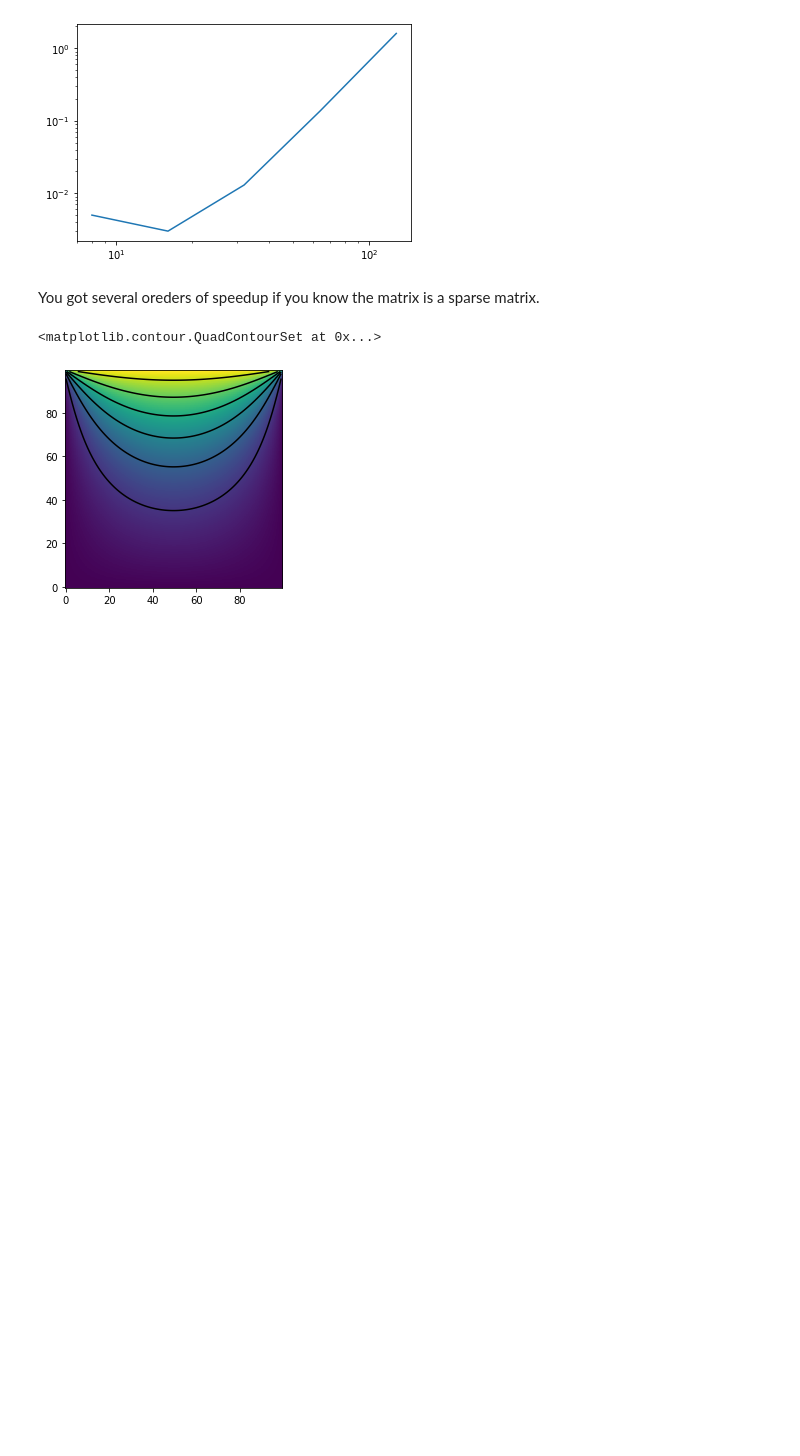
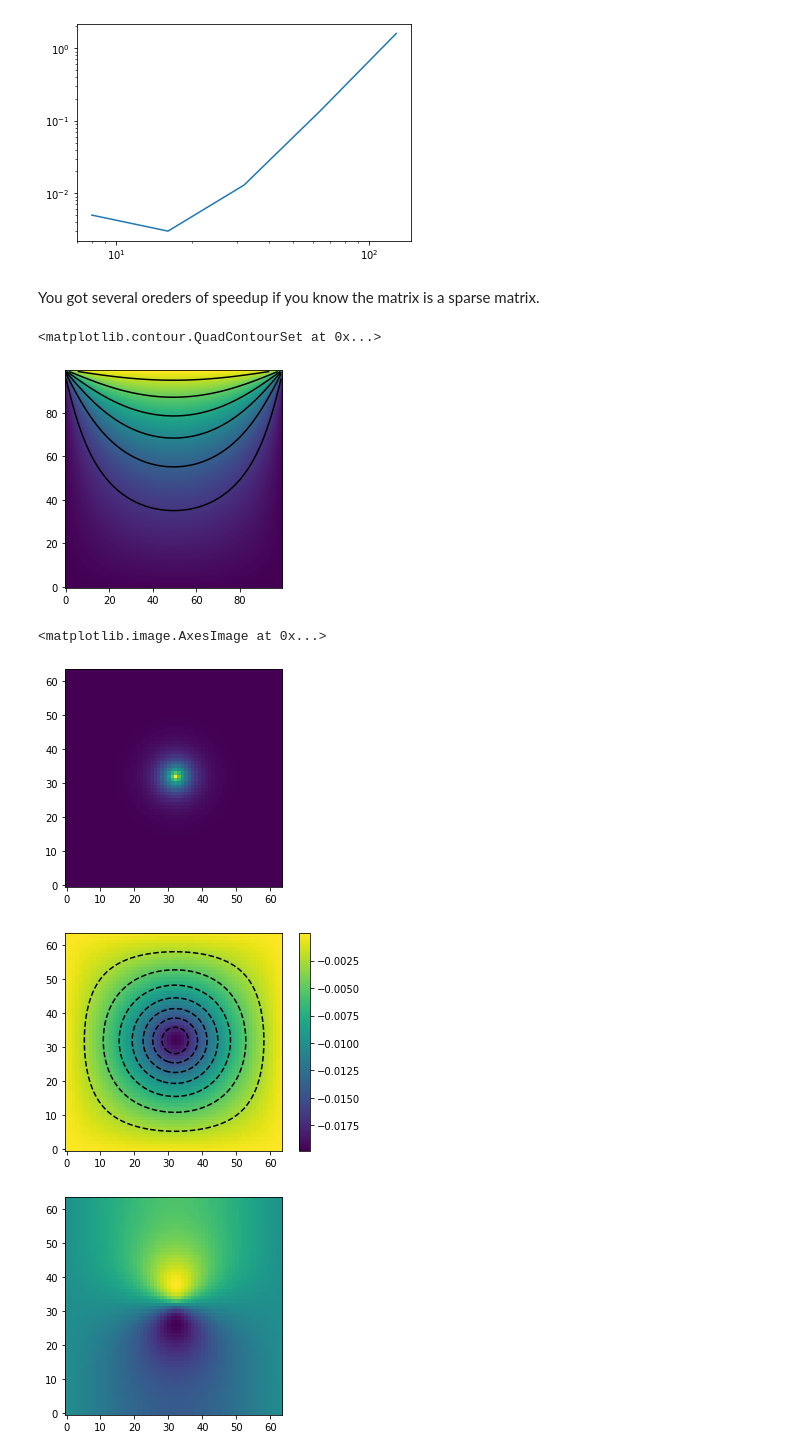
Before and after one commit to Jim137/ComputationalPhysicsLab, a Jupyter notebook: Lab3/1_finite_difference.ipynb, the cells around one changed output. Drawn from its saved outputs; the diff is of its cells as text; code cells hidden in the pictures; blank space fills up the shorter version.

```diff
--- a/Lab3/1_finite_difference.ipynb
+++ b/Lab3/1_finite_difference.ipynb
@@ -292,3 +292,47 @@ plt.contour(sp_solver(100), colors='k')
 # %% [output]
 <matplotlib.contour.QuadContourSet at 0x...>
 [figure]
+# %%
+def rho(n):
+    b = np.zeros(n*n)
+    for i in range(n): # y
+        for j in range(n): # x
+            r = np.sqrt((2*i/n-1)**2 + (2*j/n-1)**2)
+            b[i*n+j] = -np.exp(-10*r)*4/n**2
+    return b
+
+def solver(n:int, b:np.ndarray):
+    if n <=1: return print("n must be greater than 1")
+
+    N = n*n
+
+    d0 = 4*np.ones(N)
+    dp1 = -1*np.ones(n)
+    dp1[-1] = 0
+    dp1 = np.tile(dp1, n)
+    dm1 = -1*np.ones(n)
+    dm1[-1] = 0
+    dm1 = np.tile(dm1, n)
+    dpn = -1*np.ones(N-n)
+    dmn = -1*np.ones(N-n)
+    d = [d0, dp1, dm1, dpn, dmn]
+    offsets = [0, 1, -1, n, -n]
+    a = diags(d, offsets, dtype=np.int8).toarray()
+    a_csc = csc_matrix(a)
+
+    return splinalg.spsolve(a_csc, b).reshape(n,n)
+
+ans = solver(64, rho(64))
+plt.figure()
+plt.imshow(-rho(64).reshape(64,64), origin='lower')
+plt.figure()
+plt.imshow(ans, origin='lower')
+plt.colorbar()
+plt.contour(ans, colors='k')
+plt.figure()
+plt.imshow(np.gradient(ans)[0], origin='lower')
+# %% [output]
+<matplotlib.image.AxesImage at 0x...>
+[figure, added]
+[figure, added]
+[figure, added]
```
Also changed, not shown: 1 other file.
